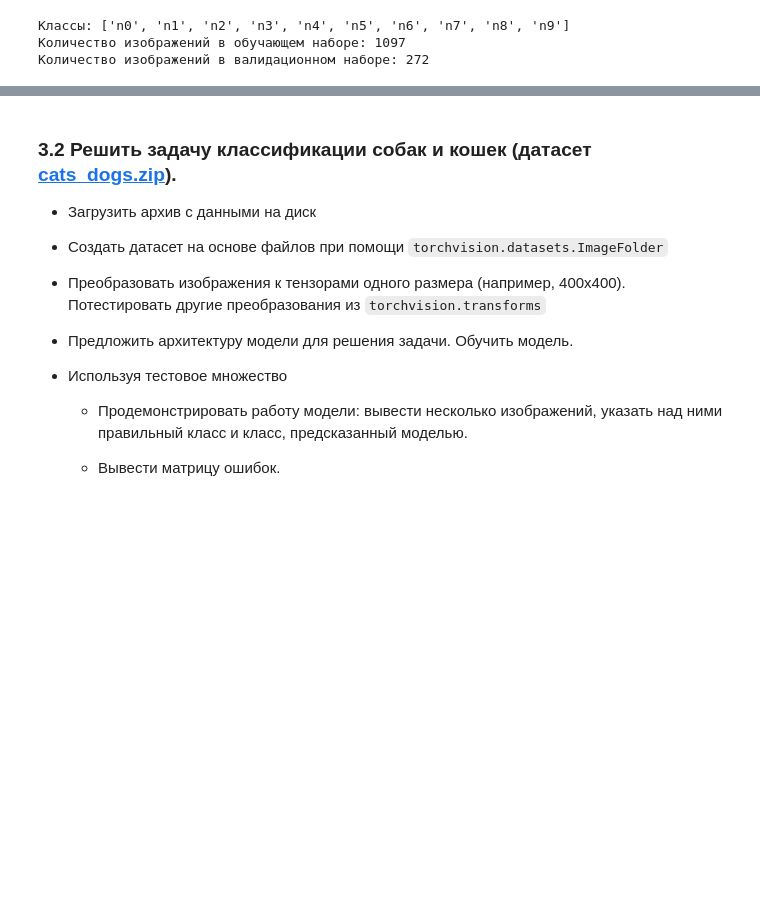
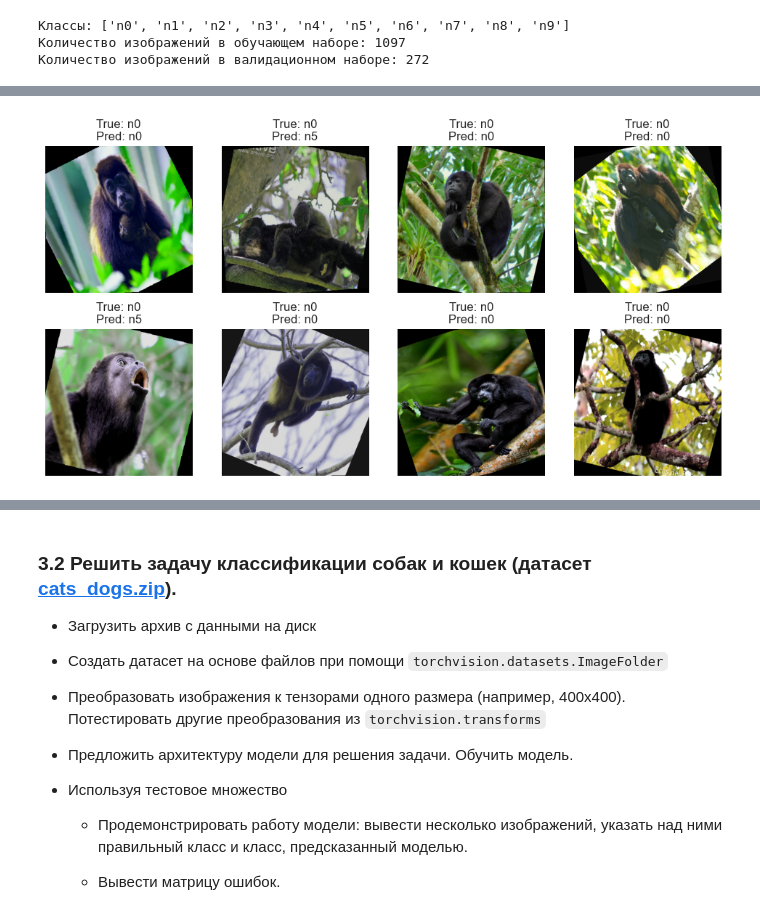
Before and after one commit to master-of-the-dungeon/ITiABD-PM22-7-Nikolay-Sedov, a Jupyter notebook: DL/blank_04_cnn.ipynb, the cells around one changed output, grey strips where cells are left out. Drawn from its saved outputs; the diff is of its cells as text; code cells hidden in the pictures; blank space fills up the shorter version.

```diff
--- a/DL/blank_04_cnn.ipynb
+++ b/DL/blank_04_cnn.ipynb
@@ -985,0 +1018,23 @@ KeyboardInterrupt:
+# %%
+def show_predictions(model, loader, class_names):
+    model.eval()
+    images, labels = next(iter(loader))
+    images, labels = images.to(device), labels.to(device)
+    outputs = model(images)
+    _, preds = torch.max(outputs, 1)
+
+    plt.figure(figsize=(12, 6))
+    for i in range(8):
+        plt.subplot(2, 4, i + 1)
+        img = images[i].cpu().permute(1, 2, 0).numpy()
+        img = (img * 0.5) + 0.5
+        plt.imshow(img)
+        plt.title(f"True: {class_names[labels[i]]}\nPred: {class_names[preds[i]]}")
+        plt.axis('off')
+    plt.show()
+
+# Получаем имена классов из датасета
+class_names = train_dataset.classes
+show_predictions(model, val_loader, class_names)
+# %% [output]
+[figure, added]
```
Also changed, not shown: parts of 16 cells of this notebook.
